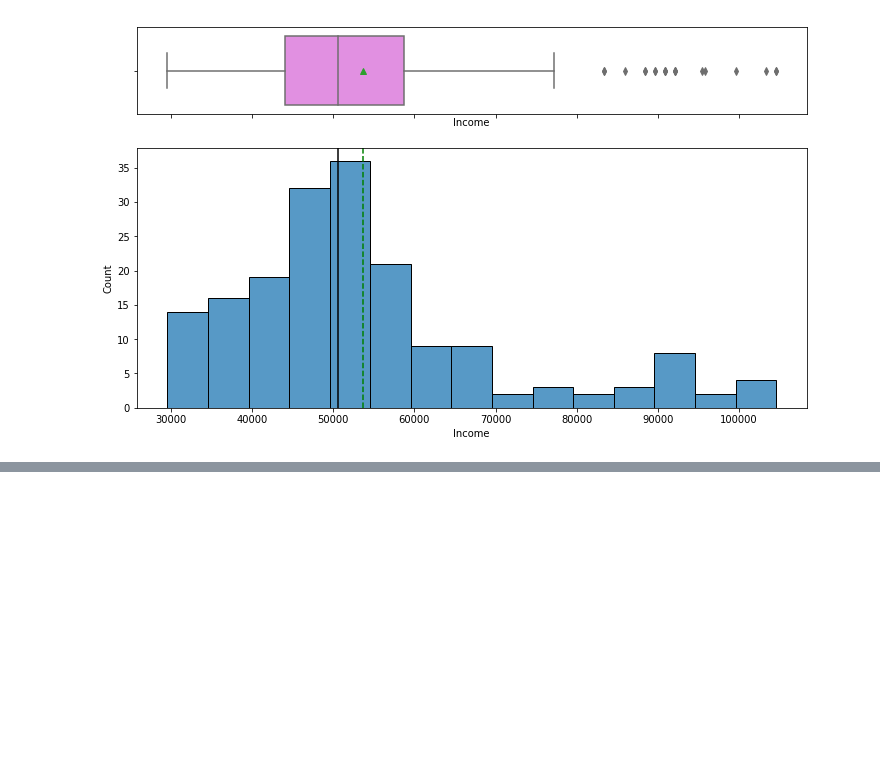
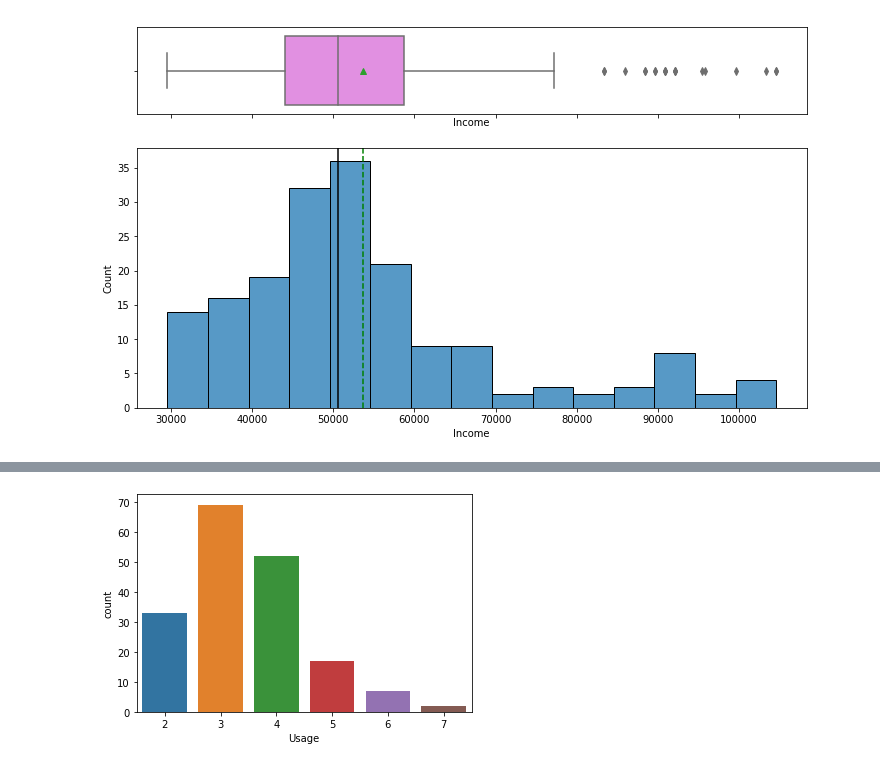
Before and after one commit to Isaac009/PGP-AIML, a Jupyter notebook: Projects/CardioGoodProject.ipynb, the cells around one changed output, grey strips where cells are left out. Drawn from its saved outputs; the diff is of its cells as text; code cells hidden in the pictures; blank space fills up the shorter version.

```diff
--- a/Projects/CardioGoodProject.ipynb
+++ b/Projects/CardioGoodProject.ipynb
@@ -218,0 +234,4 @@ histogram_boxplot(df, 'Income')
+# %%
+sns.countplot(data=df,x='Usage');
+# %% [output]
+[figure, added]
```
Also changed, not shown: parts of 16 cells of this notebook, 2 other files.
